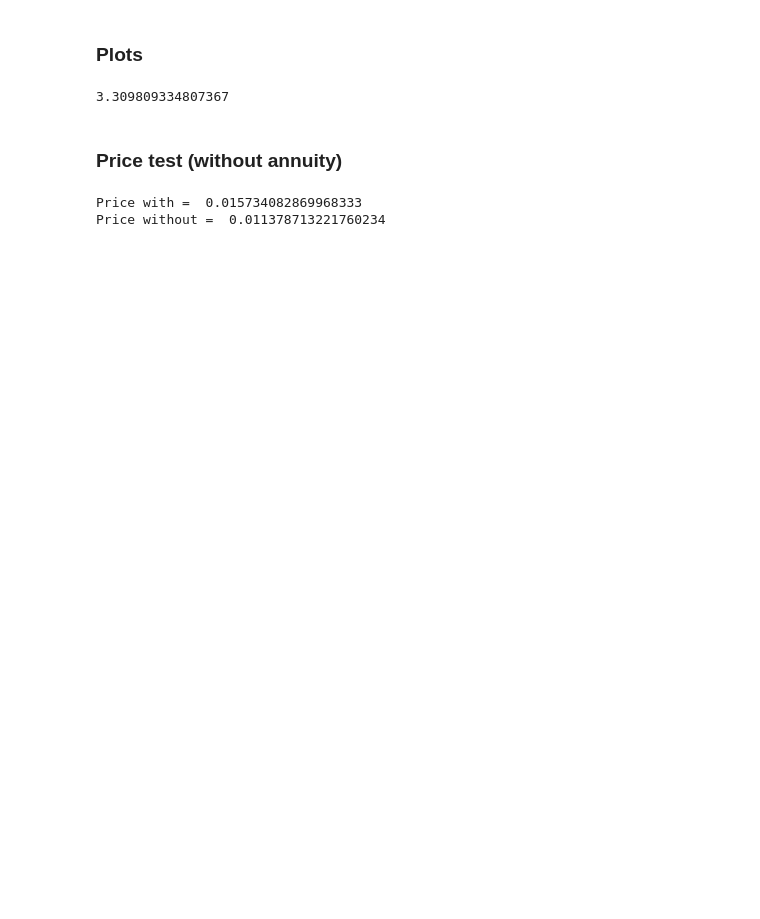
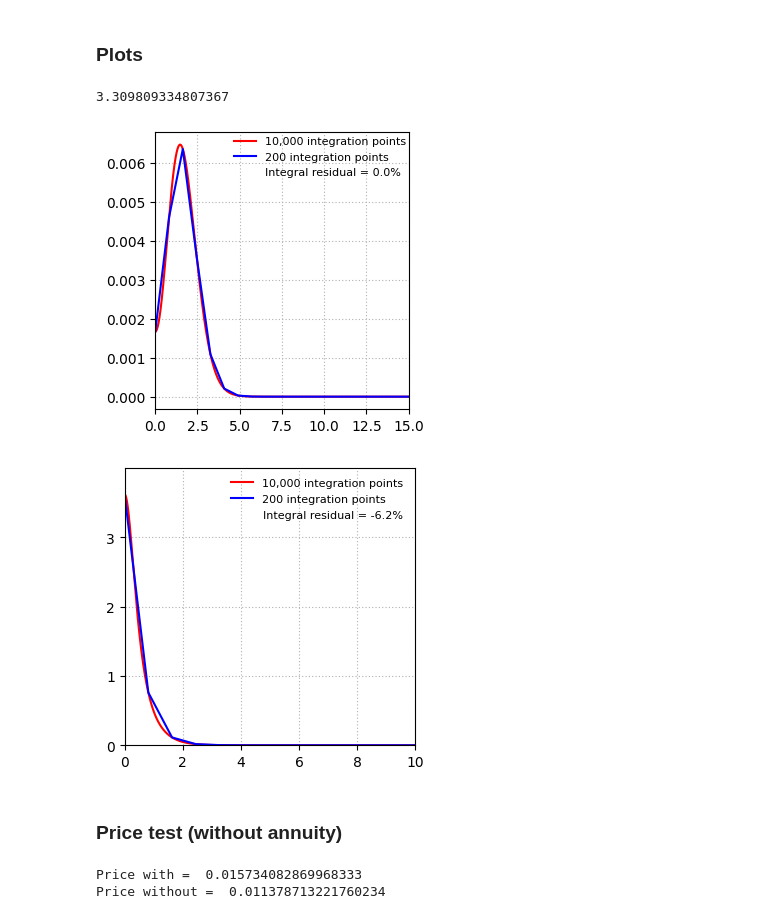
Before and after one commit to MikkelKeinicke/Thesis, a Jupyter notebook: Integral plots.ipynb, the cells around one changed output. Cells and saved outputs as stored; diff of their text form; code cells hidden in the pictures; blank space fills up the shorter version.

```diff
--- a/Integral plots.ipynb
+++ b/Integral plots.ipynb
@@ -133,31 +134,34 @@ h
 # %%
 fig, ax = plt.subplots(1,1, figsize=(w,h))
 
-ax.set_yticks(np.arange(0, 0.0010, 0.0001))
+# ax.set_yticks(np.arange(0, 0.0010, 0.0001))
 ax.set_xlim(min(omega), 15)
-ax.set_ylim(0, 0.0009)
+# ax.set_ylim(0, 0.0009)
 ax.grid(ls = (0,(1,2)))
 plt.plot(omega, integrand_cv_1, color = 'r', label = '10,000 integration points')
 plt.plot(omega_2, integrand_cv_2, color = 'b', label = '200 integration points')
 plt.text(0.435, 0.845, 'Integral residual = '+str(round(residual_cv,4)*100)+'%', fontsize = 8, transform=ax.transAxes)
 plt.legend(bbox_to_anchor=(0.27,1.02), frameon=False, fontsize=8)
 fig.tight_layout()
-plt.savefig('C:/Users/Mikkel/OneDrive/CBS/CBS - FIN/THESIS/Main/python/billeder/int_cv200.pgf')
+# plt.savefig('C:/Users/Mikkel/OneDrive/CBS/CBS - FIN/THESIS/Main/python/billeder/int_cv200.pgf')
 plt.show()
 
 fig, ax = plt.subplots(1,1, figsize=(w,h))
 
 ax.set_yticks(np.arange(0, max(integrand_nocv_1)*1.05, 1.0))
 ax.set_xlim(min(omega), 10)
 ax.set_ylim(0, 4)
 ax.grid(ls = (0,(1,2)))
 plt.plot(omega, integrand_nocv_1, color = 'r', label = '10,000 integration points')
 plt.plot(omega_2, integrand_nocv_2, color = 'b', label = '200 integration points')
 plt.text(0.475, 0.82, 'Integral residual = '+str(round(residual_nocv,4)*100)+'%', fontsize = 8, transform=ax.transAxes)
 plt.legend(bbox_to_anchor=(0.33,1),frameon=False, fontsize=8)
 fig.tight_layout()
-plt.savefig('C:/Users/Mikkel/OneDrive/CBS/CBS - FIN/THESIS/Main/python/billeder/int_nocv200.pgf')
+# plt.savefig('C:/Users/Mikkel/OneDrive/CBS/CBS - FIN/THESIS/Main/python/billeder/int_nocv200.pgf')
 plt.show()
+# %% [output]
+[figure, added]
+[figure, added]
 # %% [markdown]
 ### Price test (without annuity)
 # %%
```
Also changed, not shown: parts of 3 cells of this notebook, 11 other files.
